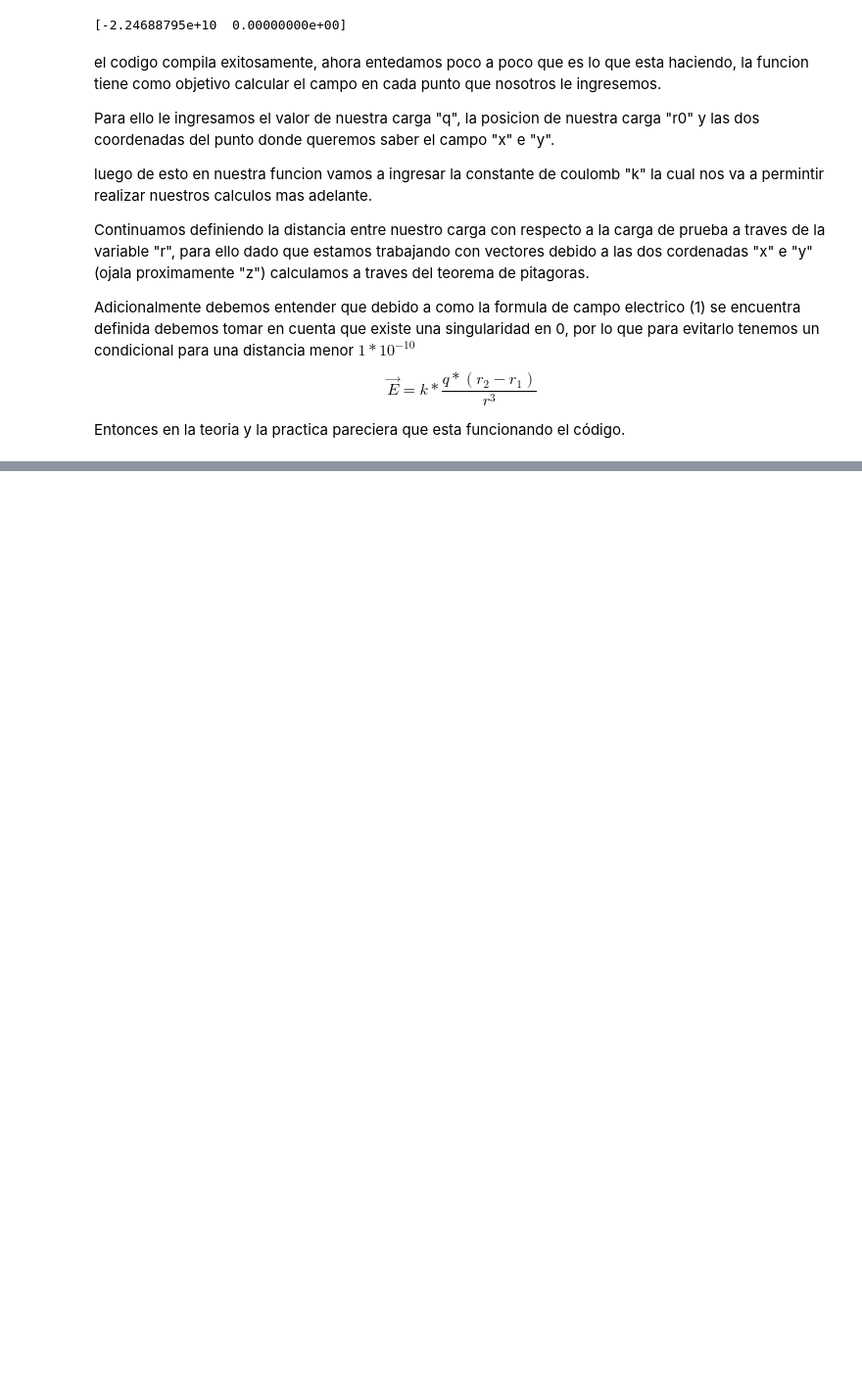
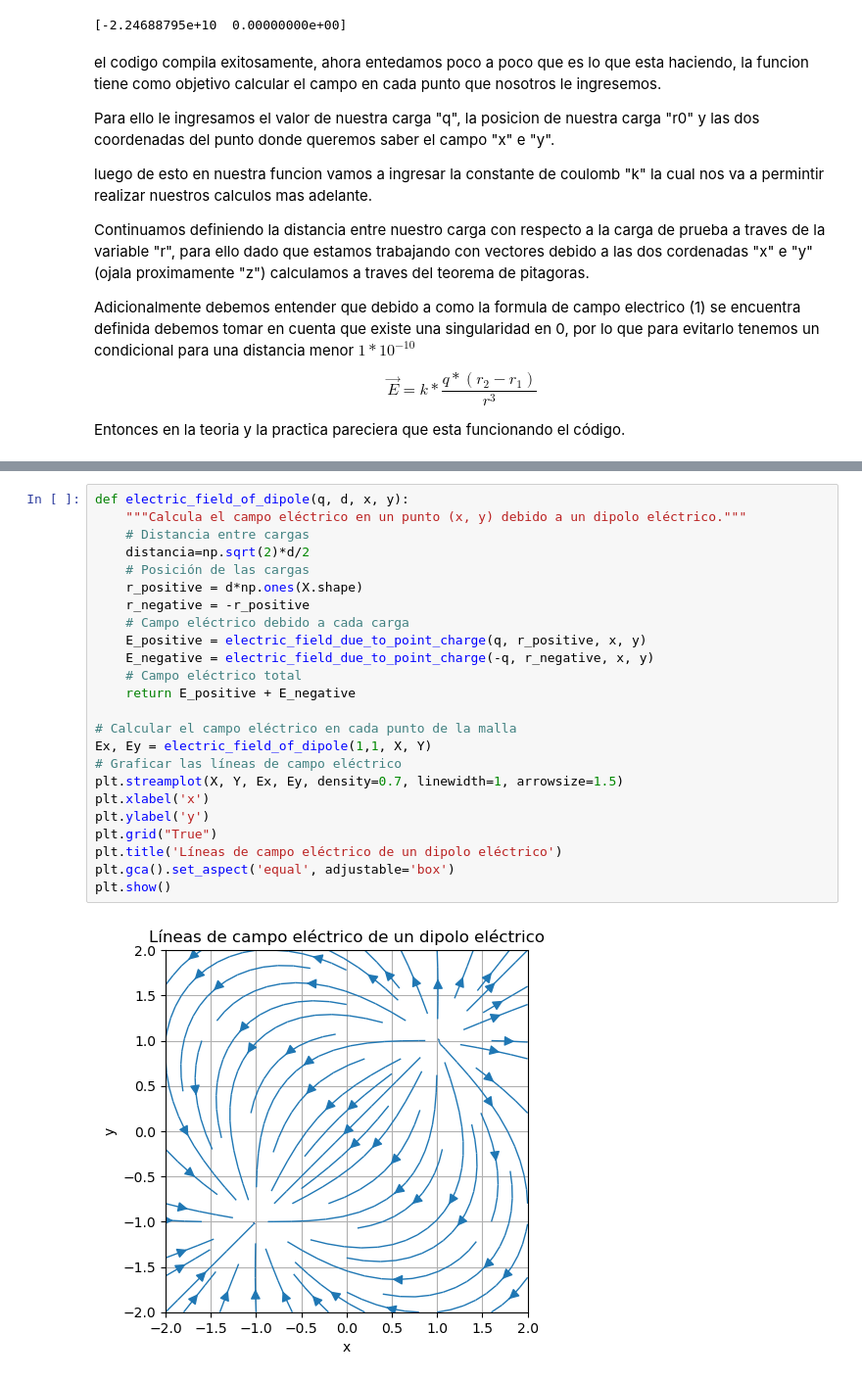
Before and after one commit to edescudero09/Fight-club, a Jupyter notebook: Proyecto 1/Paso_1/Proyec_electric_field.ipynb, the cells around one changed output, grey strips where cells are left out. Shown at 98% size. Cells and saved outputs as stored; diff of their text form; blank space fills up the shorter version.

```diff
--- a/Proyecto 1/Paso_1/Proyec_electric_field.ipynb
+++ b/Proyecto 1/Paso_1/Proyec_electric_field.ipynb
@@ -170,0 +252,26 @@ Ahora lo que tenemos aqui son
+# %%
+def electric_field_of_dipole(q, d, x, y):
+    """Calcula el campo eléctrico en un punto (x, y) debido a un dipolo eléctrico."""
+    # Distancia entre cargas
+    distancia=np.sqrt(2)*d/2
+    # Posición de las cargas
+    r_positive = d*np.ones(X.shape)
+    r_negative = -r_positive
+    # Campo eléctrico debido a cada carga
+    E_positive = electric_field_due_to_point_charge(q, r_positive, x, y)
+    E_negative = electric_field_due_to_point_charge(-q, r_negative, x, y)
+    # Campo eléctrico total
+    return E_positive + E_negative
+
+# Calcular el campo eléctrico en cada punto de la malla
+Ex, Ey = electric_field_of_dipole(1,1, X, Y)
+# Graficar las líneas de campo eléctrico
+plt.streamplot(X, Y, Ex, Ey, density=0.7, linewidth=1, arrowsize=1.5)
+plt.xlabel('x')
+plt.ylabel('y')
+plt.grid("True")
+plt.title('Líneas de campo eléctrico de un dipolo eléctrico')
+plt.gca().set_aspect('equal', adjustable='box')
+plt.show()
+# %% [output]
+[figure, added]
```
Also changed, not shown: parts of 19 cells of this notebook, 2 other files.
